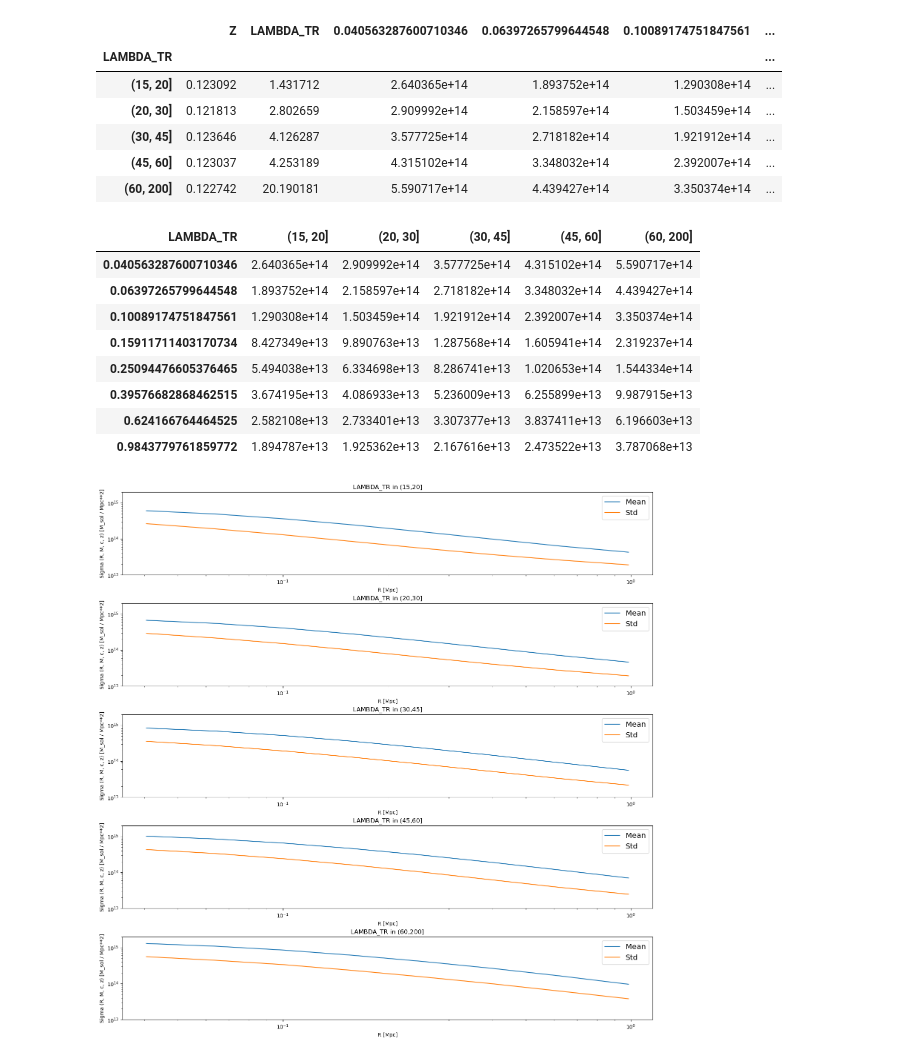
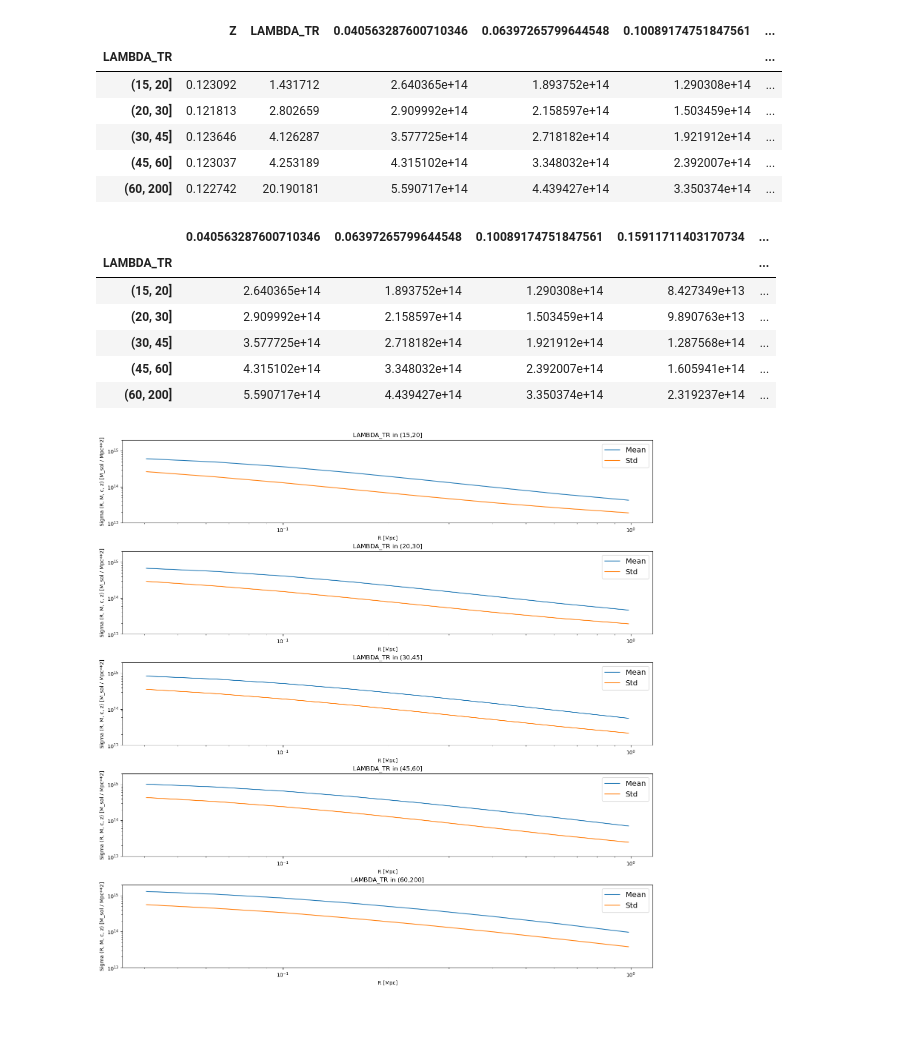
Before and after one commit to trett-0310/esame_tecniche, a Jupyter notebook: Fit NFW Density Profile.ipynb, the cells around one changed output. Cells and saved outputs as stored; diff of their text form; code cells hidden in the pictures; blank space fills up the shorter version.

```diff
--- a/Fit NFW Density Profile.ipynb
+++ b/Fit NFW Density Profile.ipynb
@@ -298,17 +278,15 @@ int_std
 # %%
 #R_int_std = int_std.loc[:, ['SIGMA_of_R0', 'SIGMA_of_R1', 'SIGMA_of_R2', 'SIGMA_of_R3', 'SIGMA_of_R4', 'SIGMA_of_R5', 'SIGMA_of_R6', 'SIGMA_of_R7']]
 R_int_std = int_std.loc[:, [R[0], R[1], R[2], R[3], R[4], R[5], R[6], R[7]]]
-R_int_std.T
+R_int_std
 # %% [output]
-| LAMBDA_TR | (15, 20] | (20, 30] | (30, 45] | (45, 60] | (60, 200] |
-| 0.040563287600710346 | 2.640365e+14 | 2.909992e+14 | 3.577725e+14 | 4.315102e+14 | 5.590717e+14 |
-| 0.06397265799644548 | 1.893752e+14 | 2.158597e+14 | 2.718182e+14 | 3.348032e+14 | 4.439427e+14 |
-| 0.10089174751847561 | 1.290308e+14 | 1.503459e+14 | 1.921912e+14 | 2.392007e+14 | 3.350374e+14 |
-| 0.15911711403170734 | 8.427349e+13 | 9.890763e+13 | 1.287568e+14 | 1.605941e+14 | 2.319237e+14 |
-| 0.25094476605376465 | 5.494038e+13 | 6.334698e+13 | 8.286741e+13 | 1.020653e+14 | 1.544334e+14 |
-| 0.39576682868462515 | 3.674195e+13 | 4.086933e+13 | 5.236009e+13 | 6.255899e+13 | 9.987915e+13 |
-| 0.624166764464525 | 2.582108e+13 | 2.733401e+13 | 3.307377e+13 | 3.837411e+13 | 6.196603e+13 |
-| 0.9843779761859772 | 1.894787e+13 | 1.925362e+13 | 2.167616e+13 | 2.473522e+13 | 3.787068e+13 |
+|  | 0.040563287600710346 | 0.06397265799644548 | 0.10089174751847561 | 0.15911711403170734 | ... |
+| LAMBDA_TR |  |  |  |  | ... |
+| (15, 20] | 2.640365e+14 | 1.893752e+14 | 1.290308e+14 | 8.427349e+13 | ... |
+| (20, 30] | 2.909992e+14 | 2.158597e+14 | 1.503459e+14 | 9.890763e+13 | ... |
+| (30, 45] | 3.577725e+14 | 2.718182e+14 | 1.921912e+14 | 1.287568e+14 | ... |
+| (45, 60] | 4.315102e+14 | 3.348032e+14 | 2.392007e+14 | 1.605941e+14 | ... |
+| (60, 200] | 5.590717e+14 | 4.439427e+14 | 3.350374e+14 | 2.319237e+14 | ... |
 # %%
 fig, axs = plt.subplots(5, layout = 'constrained')
 fig.set_size_inches(15, 15)
```
Also changed, not shown: parts of 23 cells of this notebook.
